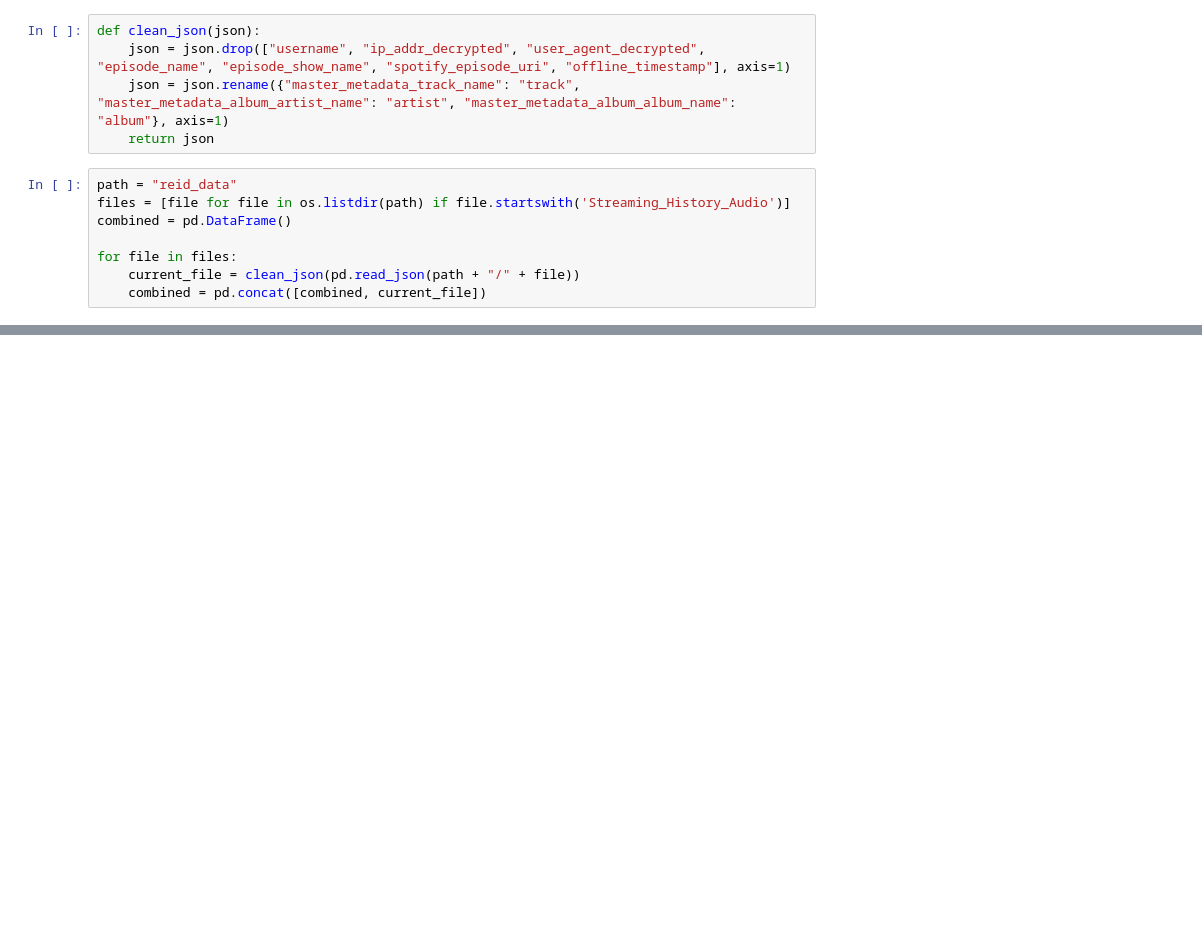
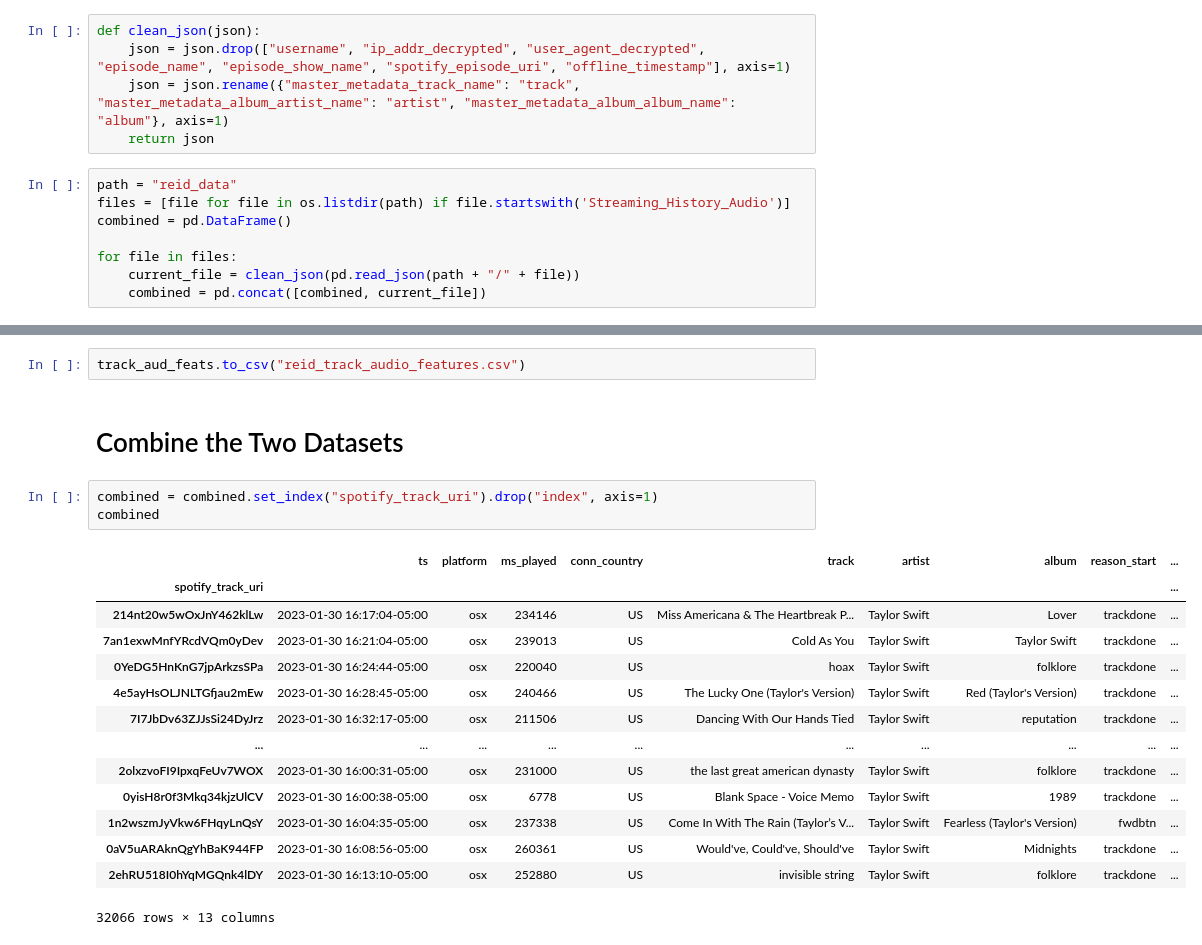
Before and after one commit to thereidfleish/info3300-p2, a Jupyter notebook: test.ipynb, the cells around one changed output, grey strips where cells are left out. Cells and saved outputs as stored; diff of their text form; blank space fills up the shorter version.

```diff
--- a/test.ipynb
+++ b/test.ipynb
@@ -68,0 +67,22 @@ df["artists"].value_counts().to_csv("g.csv")
+# %%
+track_aud_feats.to_csv("reid_track_audio_features.csv")
+# %% [markdown]
+# Combine the Two Datasets
+# %%
+combined = combined.set_index("spotify_track_uri").drop("index", axis=1)
+combined
+# %% [output]
+|  | ts | platform | ms_played | conn_country | track | artist | album | reason_start | ... |
+| spotify_track_uri |  |  |  |  |  |  |  |  | ... |
+| 214nt20w5wOxJnY462klLw | 2023-01-30 16:17:04-05:00 | osx | 234146 | US | Miss Americana & The Heartbreak P... | Taylor Swift | Lover | trackdone | ... |
+| 7an1exwMnfYRcdVQm0yDev | 2023-01-30 16:21:04-05:00 | osx | 239013 | US | Cold As You | Taylor Swift | Taylor Swift | trackdone | ... |
+| 0YeDG5HnKnG7jpArkzsSPa | 2023-01-30 16:24:44-05:00 | osx | 220040 | US | hoax | Taylor Swift | folklore | trackdone | ... |
+| 4e5ayHsOLJNLTGfjau2mEw | 2023-01-30 16:28:45-05:00 | osx | 240466 | US | The Lucky One (Taylor's Version) | Taylor Swift | Red (Taylor's Version) | trackdone | ... |
+| 7I7JbDv63ZJJsSi24DyJrz | 2023-01-30 16:32:17-05:00 | osx | 211506 | US | Dancing With Our Hands Tied | Taylor Swift | reputation | trackdone | ... |
+| ... | ... | ... | ... | ... | ... | ... | ... | ... | ... |
+| 2olxzvoFI9IpxqFeUv7WOX | 2023-01-30 16:00:31-05:00 | osx | 231000 | US | the last great american dynasty | Taylor Swift | folklore | trackdone | ... |
+| 0yisH8r0f3Mkq34kjzUlCV | 2023-01-30 16:00:38-05:00 | osx | 6778 | US | Blank Space - Voice Memo | Taylor Swift | 1989 | trackdone | ... |
+| 1n2wszmJyVkw6FHqyLnQsY | 2023-01-30 16:04:35-05:00 | osx | 237338 | US | Come In With The Rain (Taylor’s V... | Taylor Swift | Fearless (Taylor's Version) | fwdbtn | ... |
+| 0aV5uARAknQgYhBaK944FP | 2023-01-30 16:08:56-05:00 | osx | 260361 | US | Would've, Could've, Should've | Taylor Swift | Midnights | trackdone | ... |
+| 2ehRU518I0hYqMGQnk4lDY | 2023-01-30 16:13:10-05:00 | osx | 252880 | US | invisible string | Taylor Swift | folklore | trackdone | ... |
+32066 rows × 13 columns
```
Also changed, not shown: parts of 17 cells of this notebook.
